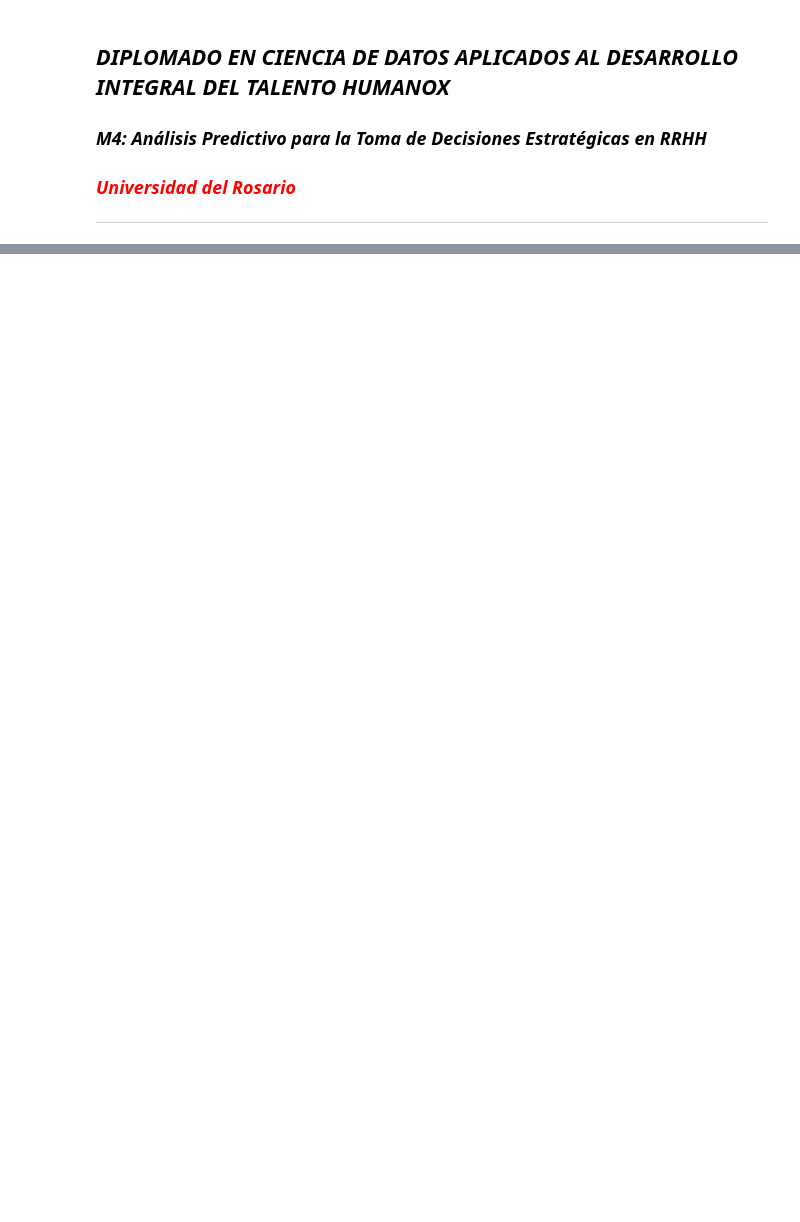
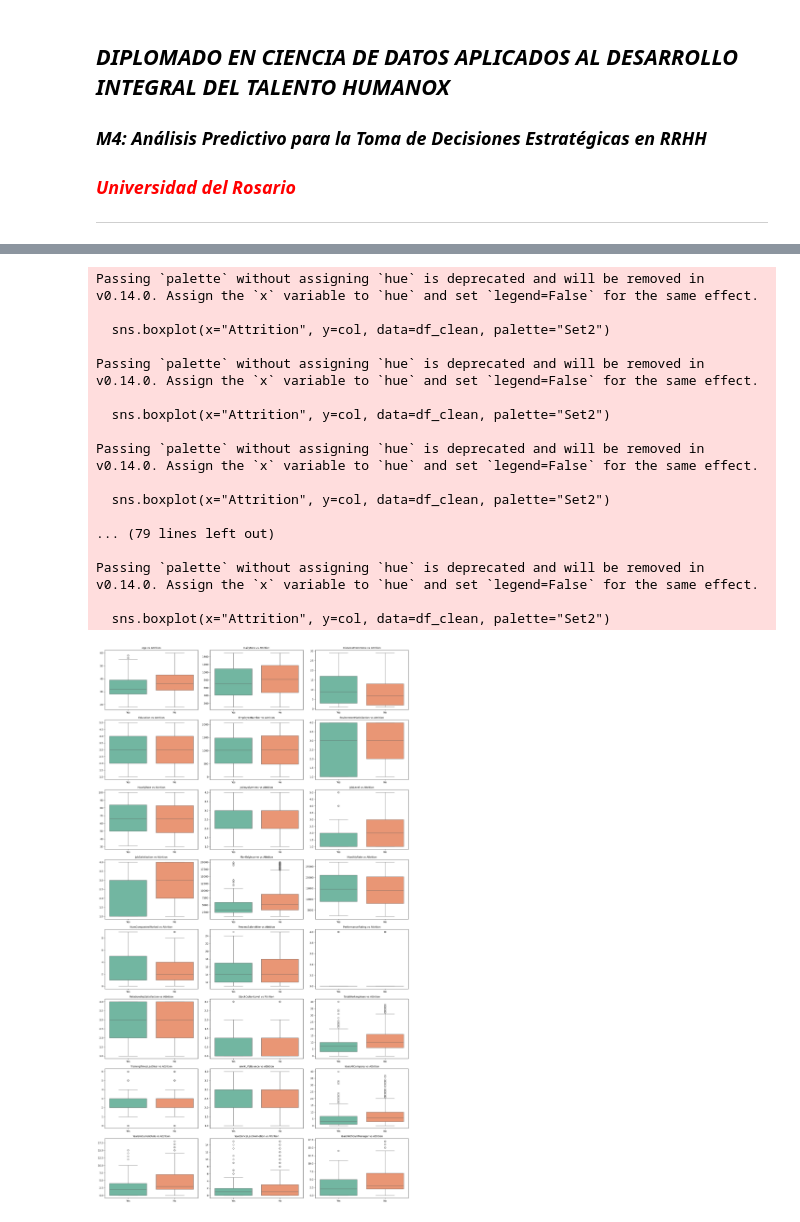
Before and after one commit to LeStark/Cursos, a Jupyter notebook: Análisis predictivo para toma de decisiones RRHH/Notebook 3 Comparación y Optimización de Modelos de Regresión.ipynb, the cells around one changed output, grey strips where cells are left out. Drawn from its saved outputs; the diff is of its cells as text; code cells hidden in the pictures; blank space fills up the shorter version.

```diff
--- a/Análisis predictivo para toma de decisiones RRHH/Notebook 3 Comparación y Optimización de Modelos de Regresión.ipynb
+++ b/Análisis predictivo para toma de decisiones RRHH/Notebook 3 Comparación y Optimización de Modelos de Regresión.ipynb
@@ -63,0 +260,7 @@ df.head()  # Mostrar las primeras filas del dataset
+# %%
+# Eliminación de columnas irrelevantes
+df_clean = df.drop(columns=["EmployeeCount", "StandardHours"])
+
+# Verificación
+print("Columnas después de la limpieza:")
+print(df_clean.columns.tolist())
@@ -63,0 +285,41 @@ df.head()  # Mostrar las primeras filas del dataset
+# %%
+# Boxplots de todas las variables numéricas diferenciadas por Attrition en una cuadrícula
+# Seleccionamos solo variables numéricas del df_clean
+numeric_clean = df_clean.select_dtypes(include=["int64", "float64"])
+
+# Definir número de filas y columnas en la cuadrícula
+num_cols = len(numeric_clean.columns)
+cols = 3  # número de gráficos por fila
+rows = math.ceil(num_cols / cols)
+
+plt.figure(figsize=(cols*6, rows*4))
+
+# Crear un boxplot por cada variable numérica
+for i, col in enumerate(numeric_clean.columns, 1):
+    plt.subplot(rows, cols, i)
+    sns.boxplot(x="Attrition", y=col, data=df_clean, palette="Set2")
+    plt.title(f"{col} vs Attrition", fontsize=10)
+    plt.xlabel("")
+    plt.ylabel("")
+
+plt.tight_layout()
+plt.show()
+# %% [output]
+Passing `palette` without assigning `hue` is deprecated and will be removed in v0.14.0. Assign the `x` variable to `hue` and set `legend=False` for the same effect.
+
+  sns.boxplot(x="Attrition", y=col, data=df_clean, palette="Set2")
+
+Passing `palette` without assigning `hue` is deprecated and will be removed in v0.14.0. Assign the `x` variable to `hue` and set `legend=False` for the same effect.
+
+  sns.boxplot(x="Attrition", y=col, data=df_clean, palette="Set2")
+
+Passing `palette` without assigning `hue` is deprecated and will be removed in v0.14.0. Assign the `x` variable to `hue` and set `legend=False` for the same effect.
+
+  sns.boxplot(x="Attrition", y=col, data=df_clean, palette="Set2")
+
+... (79 lines left out)
+
+Passing `palette` without assigning `hue` is deprecated and will be removed in v0.14.0. Assign the `x` variable to `hue` and set `legend=False` for the same effect.
+
+  sns.boxplot(x="Attrition", y=col, data=df_clean, palette="Set2")
+[figure, added]
```
Also changed, not shown: parts of 43 cells of this notebook.
